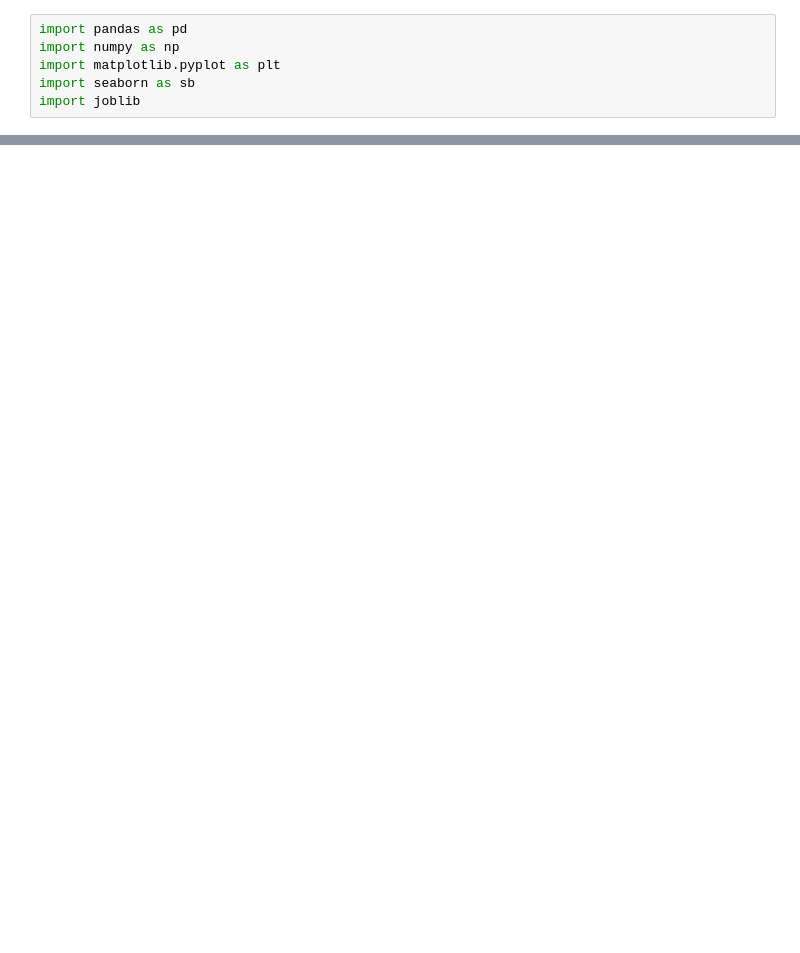
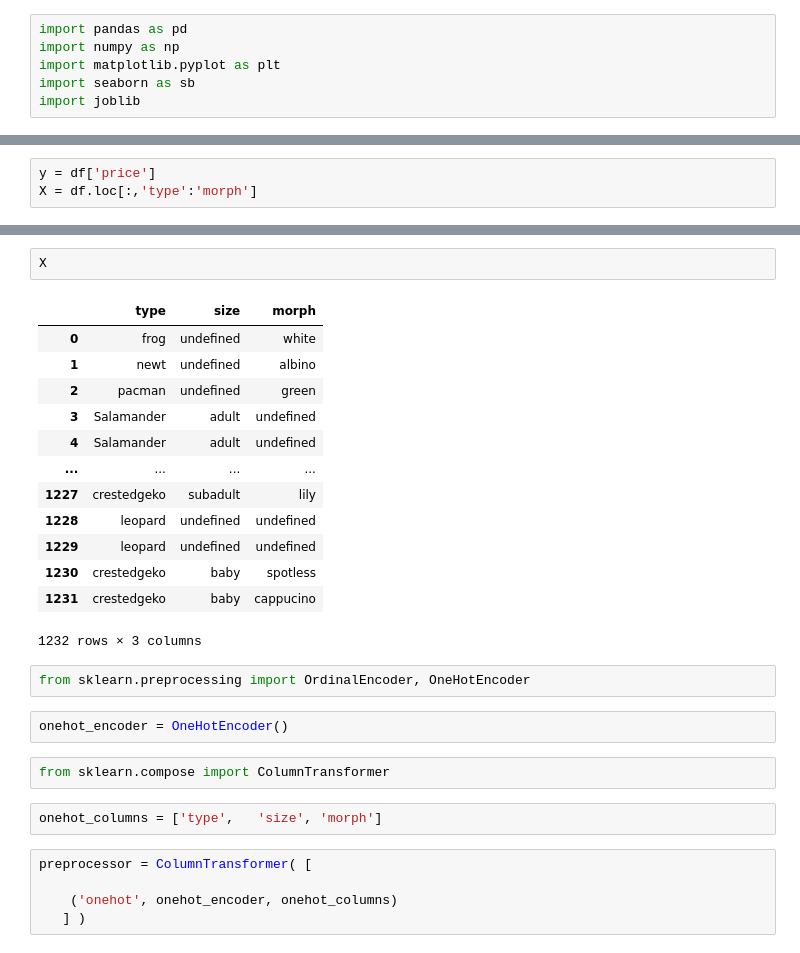
Before and after one commit to mybear1109/lizards_app, a Jupyter notebook: liasrds.ipynb, the cells around one changed output, grey strips where cells are left out. Drawn from its saved outputs; the diff is of its cells as text; blank space fills up the shorter version.

```diff
--- a/liasrds.ipynb
+++ b/liasrds.ipynb
@@ -47,0 +46,3 @@ df.to_csv('Lizards.csv', index=False, encoding='utf-8')
+# %%
+y = df['price']
+X = df.loc[:,'type':'morph']
@@ -47,0 +64,29 @@ df.to_csv('Lizards.csv', index=False, encoding='utf-8')
+# %%
+X
+# %% [output]
+|  | type | size | morph |
+| 0 | frog | undefined | white |
+| 1 | newt | undefined | albino |
+| 2 | pacman | undefined | green |
+| 3 | Salamander | adult | undefined |
+| 4 | Salamander | adult | undefined |
+| ... | ... | ... | ... |
+| 1227 | crestedgeko | subadult | lily |
+| 1228 | leopard | undefined | undefined |
+| 1229 | leopard | undefined | undefined |
+| 1230 | crestedgeko | baby | spotless |
+| 1231 | crestedgeko | baby | cappucino |
+1232 rows × 3 columns
+# %%
+from sklearn.preprocessing import OrdinalEncoder, OneHotEncoder
+# %%
+onehot_encoder = OneHotEncoder()
+# %%
+from sklearn.compose import ColumnTransformer
+# %%
+onehot_columns = ['type',	'size',	'morph']
+# %%
+preprocessor = ColumnTransformer( [
+
+    ('onehot', onehot_encoder, onehot_columns)
+   ] )
```
Also changed, not shown: parts of 23 cells of this notebook, 2 other files.
